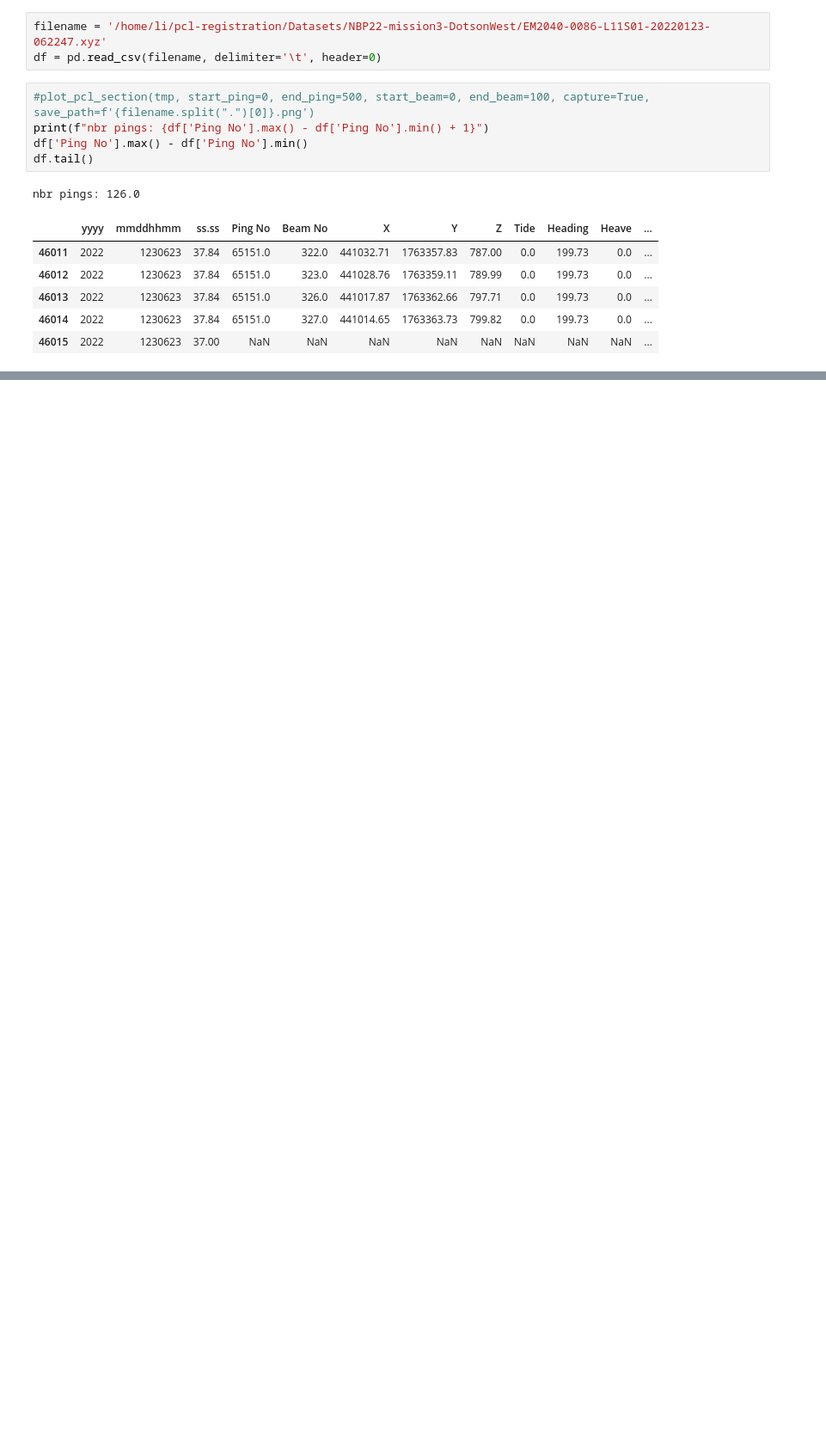
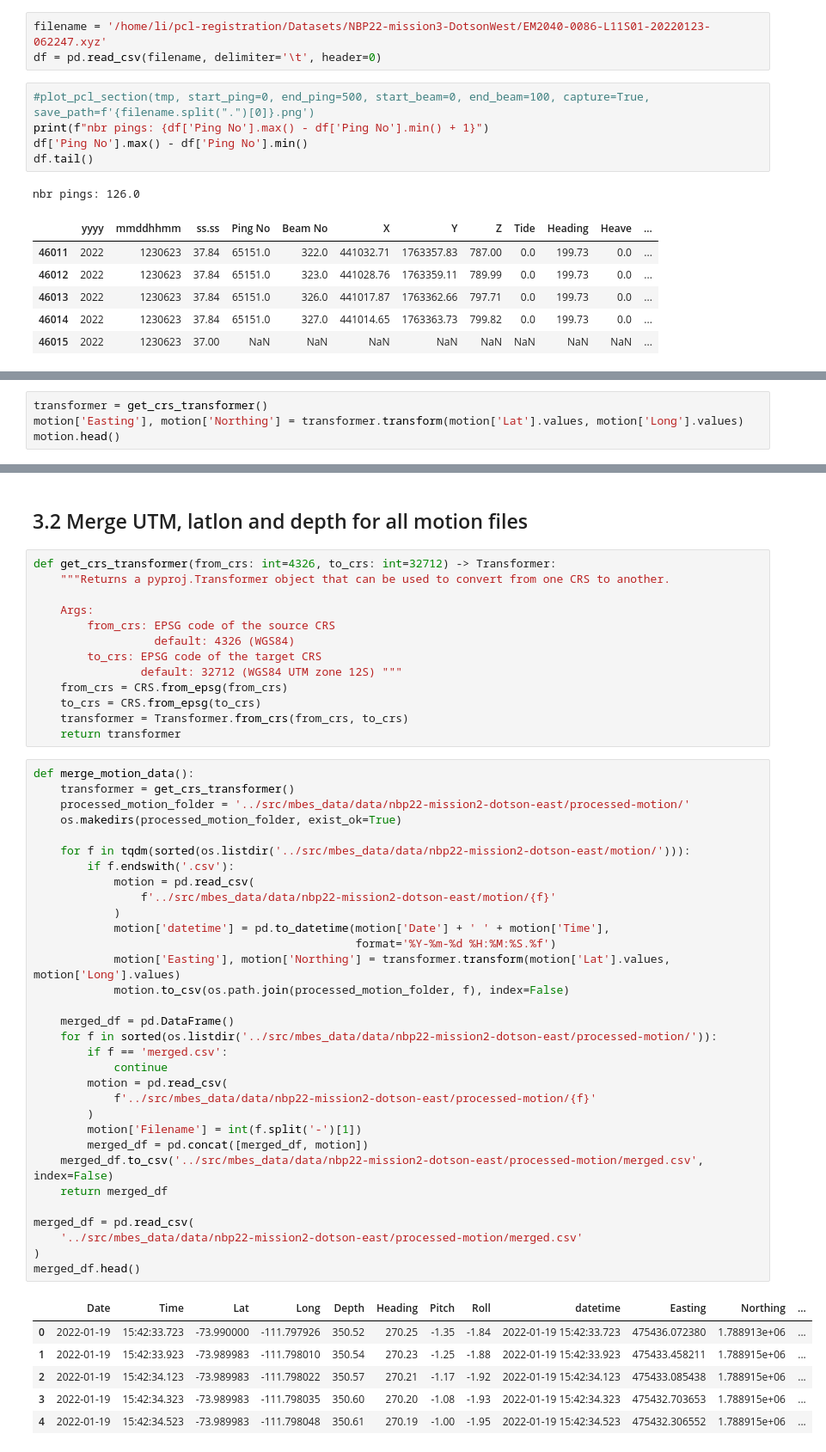
Before and after one commit to luxiya01/mbes-registration-data, a Jupyter notebook: scripts/data-pipeline.ipynb, the cells around one changed output, grey strips where cells are left out. Shown: that part at 86% size. Saved outputs shown, nothing was run; the diff lists cells and outputs as text; blank space fills up the shorter version.

Commit message:
Data pipeline: process navigation data and redesign train/val/test split

```diff
--- a/scripts/data-pipeline.ipynb
+++ b/scripts/data-pipeline.ipynb
@@ -261,0 +330,4 @@ nbr pings: 126.0
+# %%
+transformer = get_crs_transformer()
+motion['Easting'], motion['Northing'] = transformer.transform(motion['Lat'].values, motion['Long'].values)
+motion.head()
@@ -261,0 +341,54 @@ nbr pings: 126.0
+# %% [markdown]
+## 3.2 Merge UTM, latlon and depth for all motion files
+# %%
+def get_crs_transformer(from_crs: int=4326, to_crs: int=32712) -> Transformer:
+    """Returns a pyproj.Transformer object that can be used to convert from one CRS to another.
+
+    Args:
+        from_crs: EPSG code of the source CRS
+                  default: 4326 (WGS84)
+        to_crs: EPSG code of the target CRS
+                default: 32712 (WGS84 UTM zone 12S) """
+    from_crs = CRS.from_epsg(from_crs)
+    to_crs = CRS.from_epsg(to_crs)
+    transformer = Transformer.from_crs(from_crs, to_crs)
+    return transformer
+# %%
+def merge_motion_data():
+    transformer = get_crs_transformer()
+    processed_motion_folder = '../src/mbes_data/data/nbp22-mission2-dotson-east/processed-motion/'
+    os.makedirs(processed_motion_folder, exist_ok=True)
+
+    for f in tqdm(sorted(os.listdir('../src/mbes_data/data/nbp22-mission2-dotson-east/motion/'))):
+        if f.endswith('.csv'):
+            motion = pd.read_csv(
+                f'../src/mbes_data/data/nbp22-mission2-dotson-east/motion/{f}'
+            )
+            motion['datetime'] = pd.to_datetime(motion['Date'] + ' ' + motion['Time'],
+                                                format='%Y-%m-%d %H:%M:%S.%f')
+            motion['Easting'], motion['Northing'] = transformer.transform(motion['Lat'].values, motion['Long'].values)
+            motion.to_csv(os.path.join(processed_motion_folder, f), index=False)
+
+    merged_df = pd.DataFrame()
+    for f in sorted(os.listdir('../src/mbes_data/data/nbp22-mission2-dotson-east/processed-motion/')):
+        if f == 'merged.csv':
+            continue
+        motion = pd.read_csv(
+            f'../src/mbes_data/data/nbp22-mission2-dotson-east/processed-motion/{f}'
+        )
+        motion['Filename'] = int(f.split('-')[1])
+        merged_df = pd.concat([merged_df, motion])
+    merged_df.to_csv('../src/mbes_data/data/nbp22-mission2-dotson-east/processed-motion/merged.csv', index=False)
+    return merged_df
+
+merged_df = pd.read_csv(
+    '../src/mbes_data/data/nbp22-mission2-dotson-east/processed-motion/merged.csv'
+)
+merged_df.head()
+# %% [output]
+|  | Date | Time | Lat | Long | Depth | Heading | Pitch | Roll | datetime | Easting | Northing | ... |
+| 0 | 2022-01-19 | 15:42:33.723 | -73.990000 | -111.797926 | 350.52 | 270.25 | -1.35 | -1.84 | 2022-01-19 15:42:33.723 | 475436.072380 | 1.788913e+06 | ... |
+| 1 | 2022-01-19 | 15:42:33.923 | -73.989983 | -111.798010 | 350.54 | 270.23 | -1.25 | -1.88 | 2022-01-19 15:42:33.923 | 475433.458211 | 1.788915e+06 | ... |
+| 2 | 2022-01-19 | 15:42:34.123 | -73.989983 | -111.798022 | 350.57 | 270.21 | -1.17 | -1.92 | 2022-01-19 15:42:34.123 | 475433.085438 | 1.788915e+06 | ... |
+| 3 | 2022-01-19 | 15:42:34.323 | -73.989983 | -111.798035 | 350.60 | 270.20 | -1.08 | -1.93 | 2022-01-19 15:42:34.323 | 475432.703653 | 1.788915e+06 | ... |
+| 4 | 2022-01-19 | 15:42:34.523 | -73.989983 | -111.798048 | 350.61 | 270.19 | -1.00 | -1.95 | 2022-01-19 15:42:34.523 | 475432.306552 | 1.788915e+06 | ... |
```
Also changed, not shown: parts of 16 cells of this notebook.
